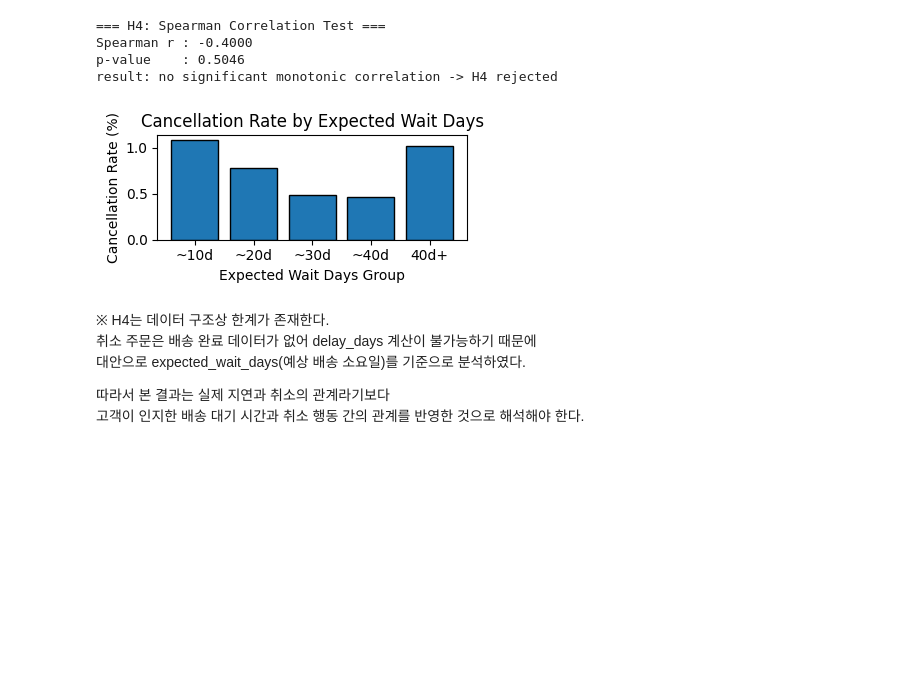
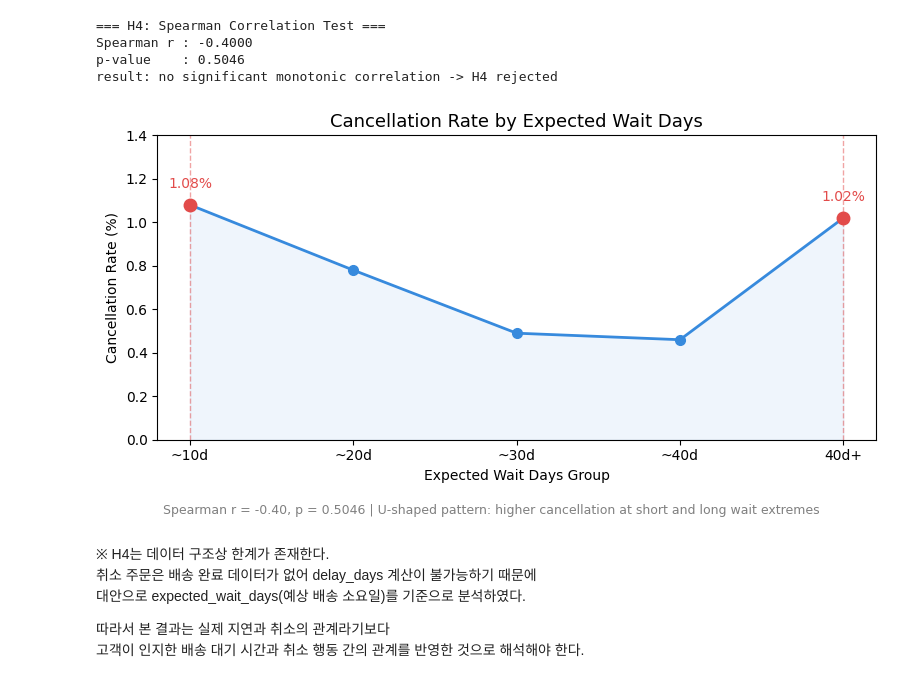
Before and after one commit to chlnaa/delivery-delay-impact-analysis, a Jupyter notebook: notebooks/02_hypothesis_testing.ipynb, the cells around one changed output. Cells and saved outputs as stored; diff of their text form; code cells hidden in the pictures; blank space fills up the shorter version.

```diff
--- a/notebooks/02_hypothesis_testing.ipynb
+++ b/notebooks/02_hypothesis_testing.ipynb
@@ -355,20 +356,35 @@ else:
 Spearman r : -0.4000
 p-value    : 0.5046
 result: no significant monotonic correlation -> H4 rejected
-# %%
-plt.figure(figsize=(4, 2))
-plt.bar(
-    h4_stats['wait_group'].astype(str),
-    h4_stats['cancel_rate'],
-    edgecolor='black'
-)
-plt.title('Cancellation Rate by Expected Wait Days')
-plt.xlabel('Expected Wait Days Group')
-plt.ylabel('Cancellation Rate (%)')
-plt.tight_layout()
-plt.show()
-# %% [output]
-[figure, removed]
+# %%
+fig, ax = plt.subplots(figsize=(8, 4))
+x = range(len(h4_stats))
+labels = h4_stats['wait_group'].astype(str).tolist()
+rates = h4_stats['cancel_rate'].tolist()
+
+ax.plot(labels, rates, color='#378ADD', linewidth=2,
+        marker='o', markersize=7, zorder=3)
+
+for i in [0, -1]:
+    ax.plot(labels[i], rates[i], 'o', color='#E24B4A', markersize=9, zorder=4)
+    ax.annotate(f'{rates[i]:.2f}%', xy=(labels[i], rates[i]),
+                xytext=(0, 12), textcoords='offset points',
+                ha='center', fontsize=10, color='#E24B4A')
+    ax.axvline(x=i % len(labels), color='#E24B4A', linestyle='--',
+               linewidth=1, alpha=0.5)
+
+ax.fill_between(labels, rates, alpha=0.08, color='#378ADD')
+ax.set_title('Cancellation Rate by Expected Wait Days', fontsize=13)
+ax.set_xlabel('Expected Wait Days Group')
+ax.set_ylabel('Cancellation Rate (%)')
+ax.set_ylim(0, 1.4)
+fig.text(0.5, -0.04,
+         'Spearman r = -0.40, p = 0.5046 | U-shaped pattern: higher cancellation at short and long wait extremes',
+         ha='center', fontsize=9, color='gray')
+plt.tight_layout()
+plt.show()
+# %% [output]
+[figure, added]
 # %% [markdown]
 ※ H4는 데이터 구조상 한계가 존재한다.
 취소 주문은 배송 완료 데이터가 없어 delay_days 계산이 불가능하기 때문에
```
Also changed, not shown: parts of 1 cell of this notebook.
